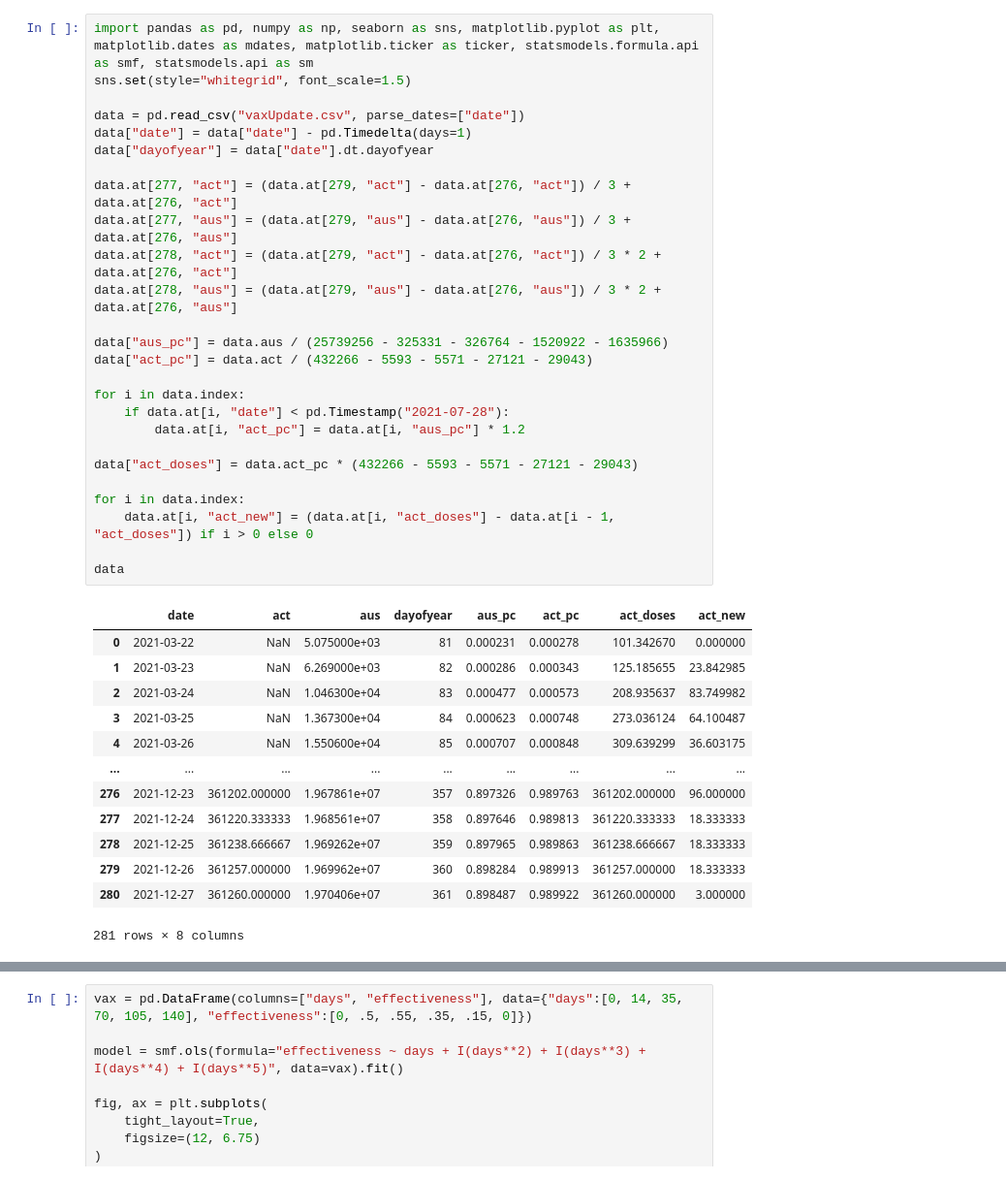
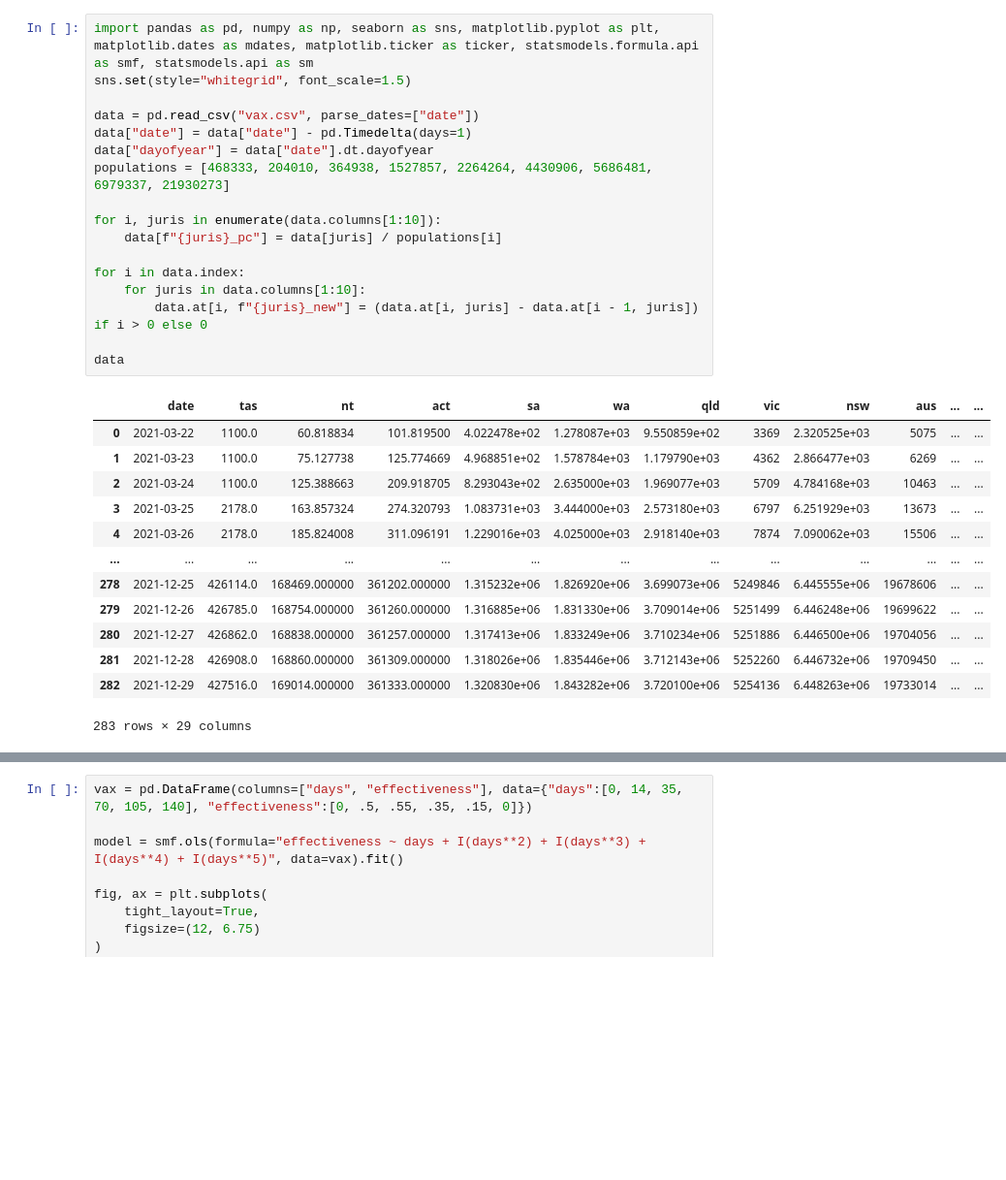
Before and after one commit to MarkusMannheim/vax-stats, a Jupyter notebook: data/data.ipynb, the cells around one changed output, grey strips where cells are left out. Shown: that part at 97% size. Saved outputs shown, nothing was run; the diff lists cells and outputs as text; blank space fills up the shorter version.

```diff
--- a/data/data.ipynb
+++ b/data/data.ipynb
@@ -1,43 +1,34 @@
 # %%
 import pandas as pd, numpy as np, seaborn as sns, matplotlib.pyplot as plt, matplotlib.dates as mdates, matplotlib.ticker as ticker, statsmodels.formula.api as smf, statsmodels.api as sm
 sns.set(style="whitegrid", font_scale=1.5)
 
-data = pd.read_csv("vaxUpdate.csv", parse_dates=["date"])
+data = pd.read_csv("vax.csv", parse_dates=["date"])
 data["date"] = data["date"] - pd.Timedelta(days=1)
 data["dayofyear"] = data["date"].dt.dayofyear
+populations = [468333, 204010, 364938, 1527857, 2264264, 4430906, 5686481, 6979337, 21930273]
 
-data.at[277, "act"] = (data.at[279, "act"] - data.at[276, "act"]) / 3 + data.at[276, "act"]
-data.at[277, "aus"] = (data.at[279, "aus"] - data.at[276, "aus"]) / 3 + data.at[276, "aus"]
-data.at[278, "act"] = (data.at[279, "act"] - data.at[276, "act"]) / 3 * 2 + data.at[276, "act"]
-data.at[278, "aus"] = (data.at[279, "aus"] - data.at[276, "aus"]) / 3 * 2 + data.at[276, "aus"]
-
-data["aus_pc"] = data.aus / (25739256 - 325331 - 326764 - 1520922 - 1635966)
-data["act_pc"] = data.act / (432266 - 5593 - 5571 - 27121 - 29043)
+for i, juris in enumerate(data.columns[1:10]):
+    data[f"{juris}_pc"] = data[juris] / populations[i]
 
 for i in data.index:
-    if data.at[i, "date"] < pd.Timestamp("2021-07-28"):
-        data.at[i, "act_pc"] = data.at[i, "aus_pc"] * 1.2
-
-data["act_doses"] = data.act_pc * (432266 - 5593 - 5571 - 27121 - 29043)
-
-for i in data.index:
-    data.at[i, "act_new"] = (data.at[i, "act_doses"] - data.at[i - 1, "act_doses"]) if i > 0 else 0
+    for juris in data.columns[1:10]:
+        data.at[i, f"{juris}_new"] = (data.at[i, juris] - data.at[i - 1, juris]) if i > 0 else 0
 
 data
 # %% [output]
-|  | date | act | aus | dayofyear | aus_pc | act_pc | act_doses | act_new |
-| 0 | 2021-03-22 | NaN | 5.075000e+03 | 81 | 0.000231 | 0.000278 | 101.342670 | 0.000000 |
-| 1 | 2021-03-23 | NaN | 6.269000e+03 | 82 | 0.000286 | 0.000343 | 125.185655 | 23.842985 |
-| 2 | 2021-03-24 | NaN | 1.046300e+04 | 83 | 0.000477 | 0.000573 | 208.935637 | 83.749982 |
-| 3 | 2021-03-25 | NaN | 1.367300e+04 | 84 | 0.000623 | 0.000748 | 273.036124 | 64.100487 |
-| 4 | 2021-03-26 | NaN | 1.550600e+04 | 85 | 0.000707 | 0.000848 | 309.639299 | 36.603175 |
-| ... | ... | ... | ... | ... | ... | ... | ... | ... |
-| 276 | 2021-12-23 | 361202.000000 | 1.967861e+07 | 357 | 0.897326 | 0.989763 | 361202.000000 | 96.000000 |
-| 277 | 2021-12-24 | 361220.333333 | 1.968561e+07 | 358 | 0.897646 | 0.989813 | 361220.333333 | 18.333333 |
-| 278 | 2021-12-25 | 361238.666667 | 1.969262e+07 | 359 | 0.897965 | 0.989863 | 361238.666667 | 18.333333 |
-| 279 | 2021-12-26 | 361257.000000 | 1.969962e+07 | 360 | 0.898284 | 0.989913 | 361257.000000 | 18.333333 |
-| 280 | 2021-12-27 | 361260.000000 | 1.970406e+07 | 361 | 0.898487 | 0.989922 | 361260.000000 | 3.000000 |
+|  | date | tas | nt | act | sa | wa | qld | vic | nsw | aus | ... | ... |
+| 0 | 2021-03-22 | 1100.0 | 60.818834 | 101.819500 | 4.022478e+02 | 1.278087e+03 | 9.550859e+02 | 3369 | 2.320525e+03 | 5075 | ... | ... |
+| 1 | 2021-03-23 | 1100.0 | 75.127738 | 125.774669 | 4.968851e+02 | 1.578784e+03 | 1.179790e+03 | 4362 | 2.866477e+03 | 6269 | ... | ... |
+| 2 | 2021-03-24 | 1100.0 | 125.388663 | 209.918705 | 8.293043e+02 | 2.635000e+03 | 1.969077e+03 | 5709 | 4.784168e+03 | 10463 | ... | ... |
+| 3 | 2021-03-25 | 2178.0 | 163.857324 | 274.320793 | 1.083731e+03 | 3.444000e+03 | 2.573180e+03 | 6797 | 6.251929e+03 | 13673 | ... | ... |
+| 4 | 2021-03-26 | 2178.0 | 185.824008 | 311.096191 | 1.229016e+03 | 4.025000e+03 | 2.918140e+03 | 7874 | 7.090062e+03 | 15506 | ... | ... |
+| ... | ... | ... | ... | ... | ... | ... | ... | ... | ... | ... | ... | ... |
+| 278 | 2021-12-25 | 426114.0 | 168469.000000 | 361202.000000 | 1.315232e+06 | 1.826920e+06 | 3.699073e+06 | 5249846 | 6.445555e+06 | 19678606 | ... | ... |
+| 279 | 2021-12-26 | 426785.0 | 168754.000000 | 361260.000000 | 1.316885e+06 | 1.831330e+06 | 3.709014e+06 | 5251499 | 6.446248e+06 | 19699622 | ... | ... |
+| 280 | 2021-12-27 | 426862.0 | 168838.000000 | 361257.000000 | 1.317413e+06 | 1.833249e+06 | 3.710234e+06 | 5251886 | 6.446500e+06 | 19704056 | ... | ... |
+| 281 | 2021-12-28 | 426908.0 | 168860.000000 | 361309.000000 | 1.318026e+06 | 1.835446e+06 | 3.712143e+06 | 5252260 | 6.446732e+06 | 19709450 | ... | ... |
+| 282 | 2021-12-29 | 427516.0 | 169014.000000 | 361333.000000 | 1.320830e+06 | 1.843282e+06 | 3.720100e+06 | 5254136 | 6.448263e+06 | 19733014 | ... | ... |
-281 rows × 8 columns
+283 rows × 29 columns
 # %%
 fig, ax = plt.subplots(
     tight_layout=True,
```
Also changed, not shown: parts of 2 cells of this notebook, 4 other files.
